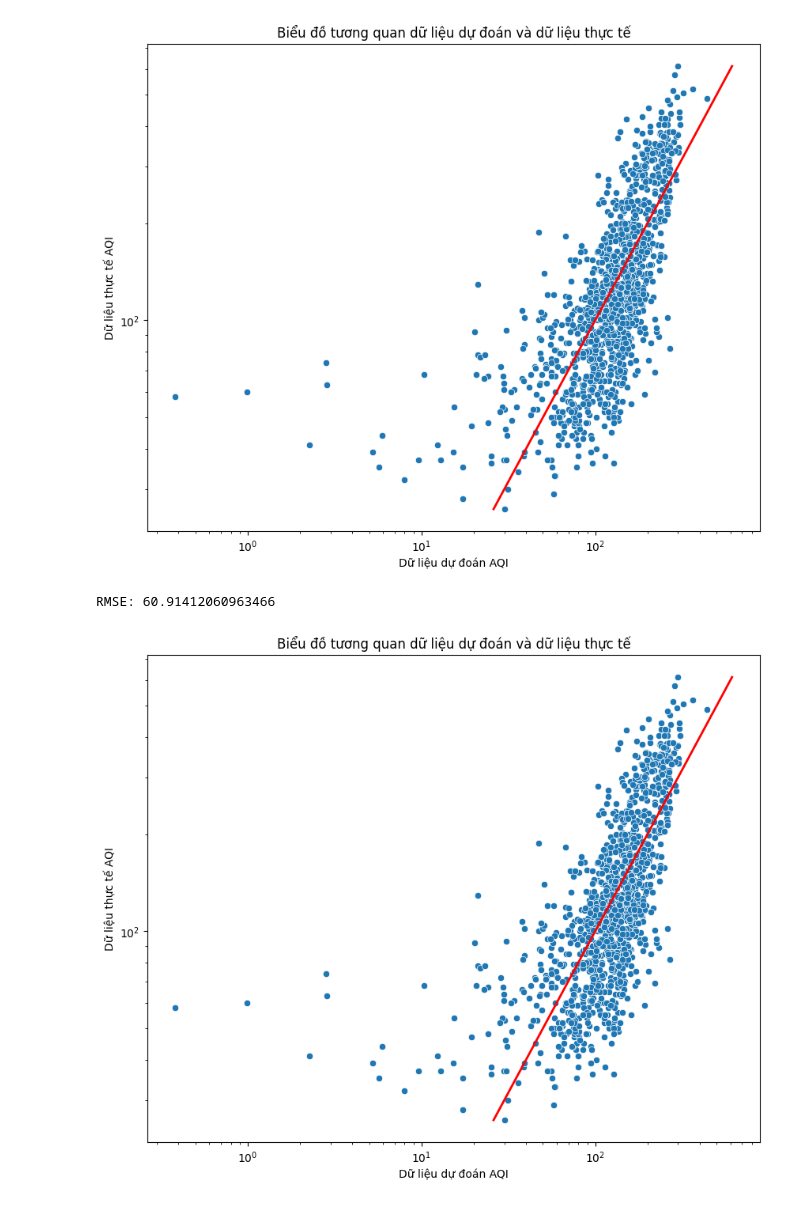
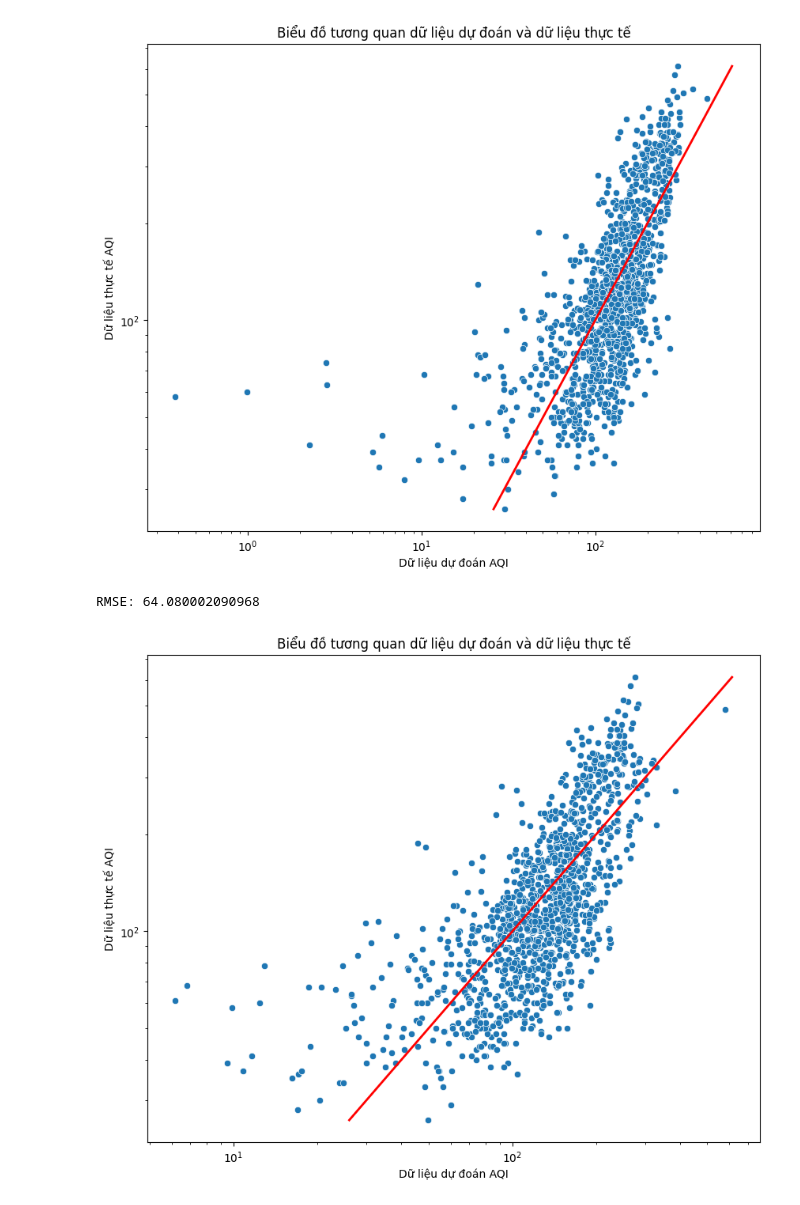
Before and after one commit to leonadoMacrus/final01, a Jupyter notebook: station1.ipynb, the cells around one changed output. Cells and saved outputs as stored; diff of their text form; code cells hidden in the pictures.

```diff
--- a/station1.ipynb
+++ b/station1.ipynb
@@ -194,39 +194,39 @@ plt.show()
 [figure]
 # %%
 # Chia dữ liệu thành tập huấn luyện và tập kiểm tra với biến phụ thuộc là dữ liệu đa hợp đã được phân tích
-X_train, X_test, y_train, y_test = train_test_split(clr_compositional_data, total_household_income, test_size=0.2, random_state=42)
+X_train, X_test, y_train, y_test = train_test_split(compositional_data, total_household_income, test_size=0.2, random_state=42)
 
 # Chuẩn hóa dữ liệu
 scaler = StandardScaler()
 X_train_scaled = scaler.fit_transform(X_train)
 X_test_scaled = scaler.transform(X_test)
 
 # Thêm cột hằng số vào X_train và X_test cho mô hình hồi quy
 X_train_scaled = sm.add_constant(X_train_scaled)
 X_test_scaled = sm.add_constant(X_test_scaled)
 
 # Tạo mô hình hồi quy mạnh mẽ (RLM) với chuẩn Huber
 rlm_model = sm.RLM(y_train, X_train_scaled, M=HuberT())
 rlm_results = rlm_model.fit()
 
 # Dự đoán trên tập kiểm tra
 y_pred = rlm_results.predict(X_test_scaled)
 
 # Tính toán lỗi và RMSE
 error = y_pred - y_test
 rmse = np.sqrt(mean_squared_error(y_test, y_pred))
 print(f"RMSE: {rmse}")
 
 # Vẽ biểu đồ dự đoán so với giá trị thực tế
 plt.figure(figsize=(10, 8))
 sns.scatterplot(x=y_pred, y=y_test)
 plt.plot([y_test.min(), y_test.max()], [y_test.min(), y_test.max()], color='red', lw=2)
 plt.xscale('log')
 plt.yscale('log')
 plt.xlabel('Dữ liệu dự đoán AQI')
 plt.ylabel('Dữ liệu thực tế AQI')
 plt.title('Biểu đồ tương quan dữ liệu dự đoán và dữ liệu thực tế')
 plt.show()
 # %% [output]
-RMSE: 60.91412060963466
+RMSE: 64.080002090968
-[figure, old version]
+[figure, new version]
```
Also changed, not shown: parts of 1 cell of this notebook, 1 other file.
